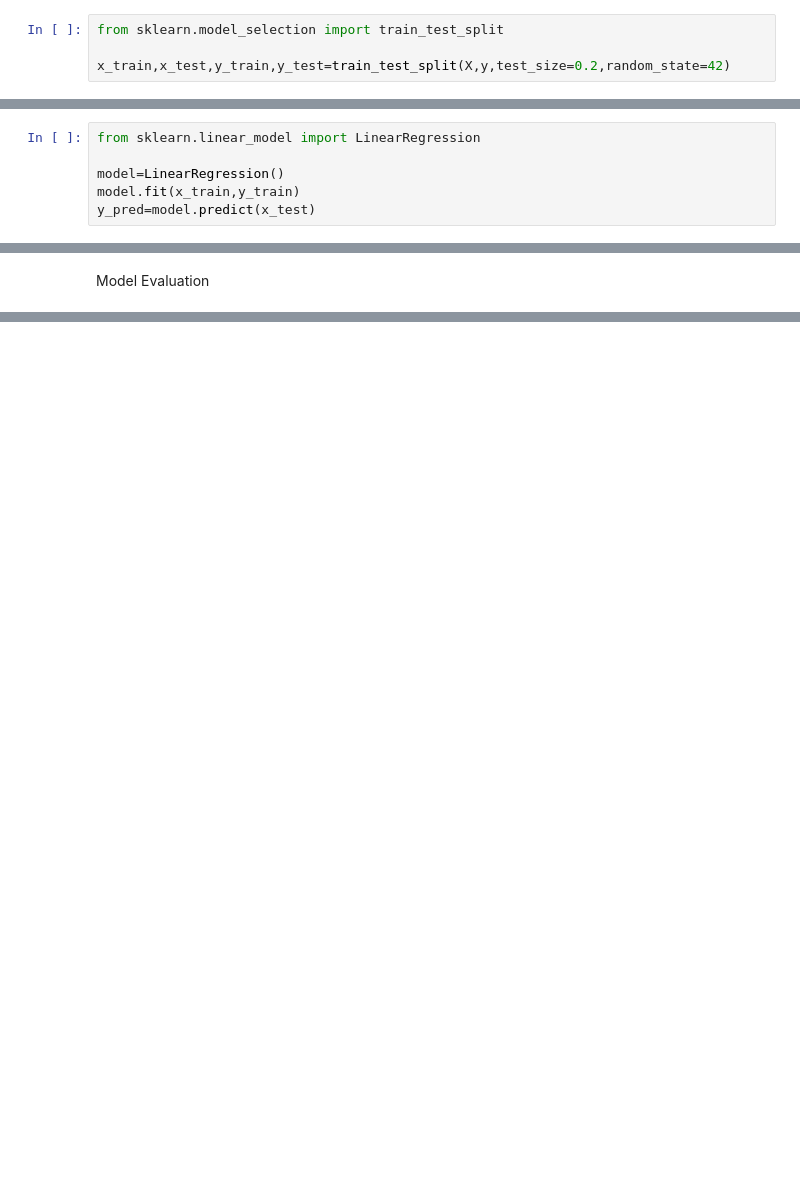
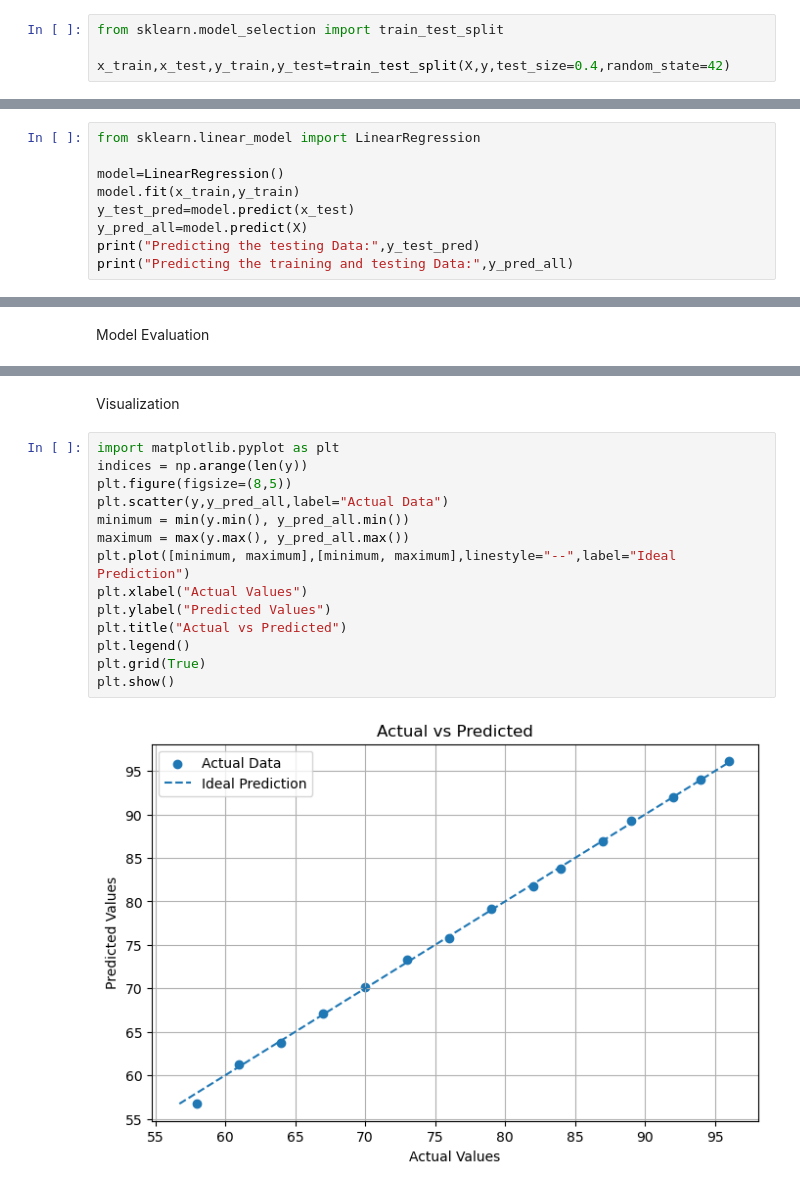
Before and after one commit to JuttuAbhiram/Machine-Learning, a Jupyter notebook: Linear_Regression/students_performance_prediction.ipynb, the cells around one changed output, grey strips where cells are left out. Saved outputs shown, nothing was run; the diff lists cells and outputs as text; blank space fills up the shorter version.

Commit message:
Visualize the actual data vs predicted data

```diff
--- a/Linear_Regression/students_performance_prediction.ipynb
+++ b/Linear_Regression/students_performance_prediction.ipynb
@@ -63,7 +63,7 @@ Feature Engineering
 # %%
 from sklearn.model_selection import train_test_split
 
-x_train,x_test,y_train,y_test=train_test_split(X,y,test_size=0.2,random_state=42)
+x_train,x_test,y_train,y_test=train_test_split(X,y,test_size=0.4,random_state=42)
 # %%
 print("Training Data")
 print(x_train,y_train)
@@ -104,4 +113,7 @@ from sklearn.linear_model import LinearRegression
 
 model=LinearRegression()
 model.fit(x_train,y_train)
-y_pred=model.predict(x_test)
+y_test_pred=model.predict(x_test)
+y_pred_all=model.predict(X)
+print("Predicting the testing Data:",y_test_pred)
+print("Predicting the training and testing Data:",y_pred_all)
@@ -133,0 +147,18 @@ R²: 0.9962295337002014
+# %% [markdown]
+Visualization
+# %%
+import matplotlib.pyplot as plt
+indices = np.arange(len(y))
+plt.figure(figsize=(8,5))
+plt.scatter(y,y_pred_all,label="Actual Data")
+minimum = min(y.min(), y_pred_all.min())
+maximum = max(y.max(), y_pred_all.max())
+plt.plot([minimum, maximum],[minimum, maximum],linestyle="--",label="Ideal Prediction")
+plt.xlabel("Actual Values")
+plt.ylabel("Predicted Values")
+plt.title("Actual vs Predicted")
+plt.legend()
+plt.grid(True)
+plt.show()
+# %% [output]
+[figure, added]
```
Also changed, not shown: parts of 6 cells of this notebook.
